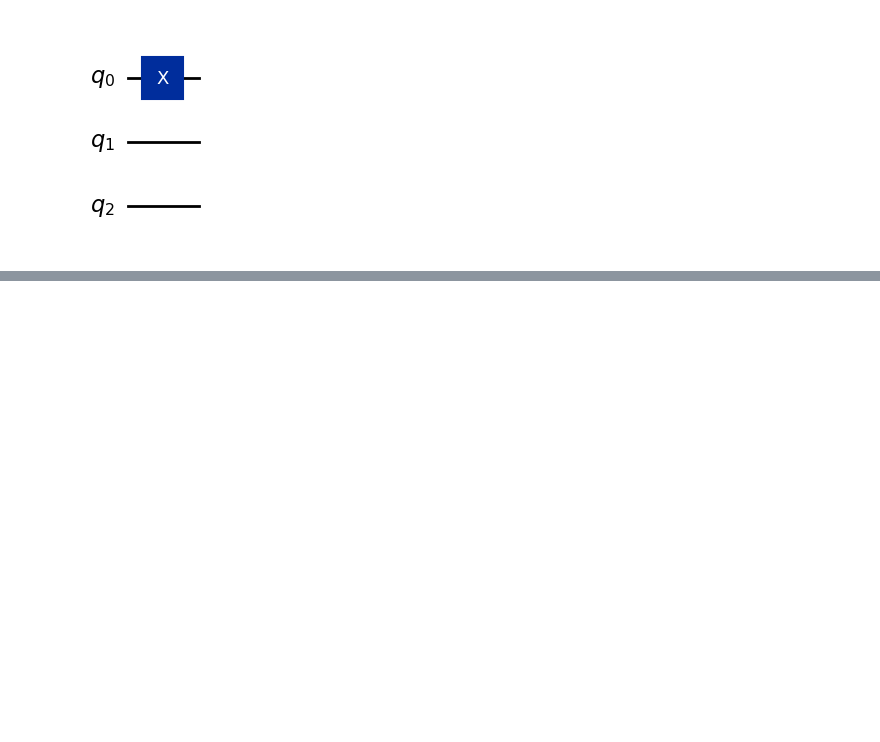
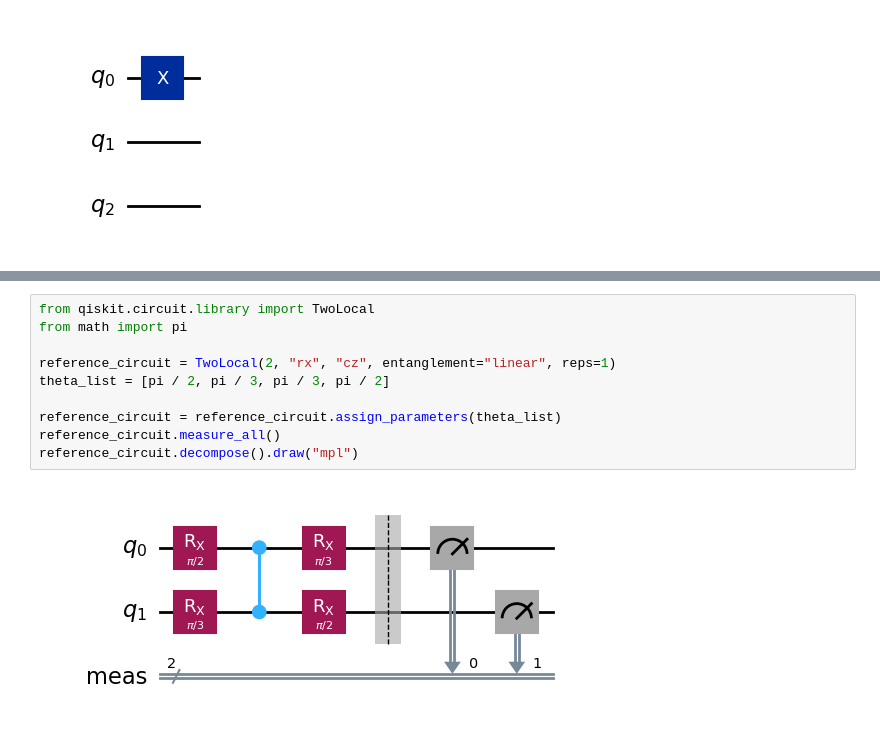
Before and after one commit to dawn-cmd/Quantum_Algorithm, a Jupyter notebook: Variational Algorithm Design/reference_states.ipynb, the cells around one changed output, grey strips where cells are left out. Saved outputs shown, nothing was run; the diff lists cells and outputs as text; blank space fills up the shorter version.

```diff
--- a/Variational Algorithm Design/reference_states.ipynb
+++ b/Variational Algorithm Design/reference_states.ipynb
@@ -9,0 +27,12 @@ qc.draw("mpl")
+# %%
+from qiskit.circuit.library import TwoLocal
+from math import pi
+
+reference_circuit = TwoLocal(2, "rx", "cz", entanglement="linear", reps=1)
+theta_list = [pi / 2, pi / 3, pi / 3, pi / 2]
+
+reference_circuit = reference_circuit.assign_parameters(theta_list)
+reference_circuit.measure_all()
+reference_circuit.decompose().draw("mpl")
+# %% [output]
+[figure, added]
```
Also changed, not shown: parts of 5 cells of this notebook.
